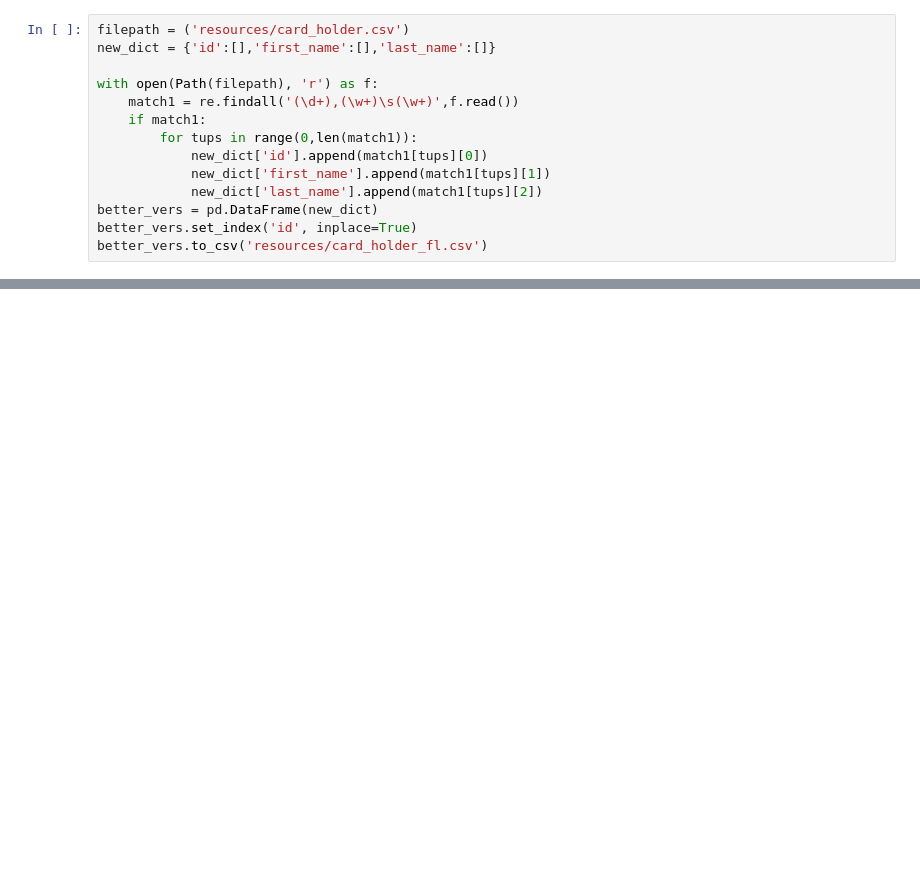
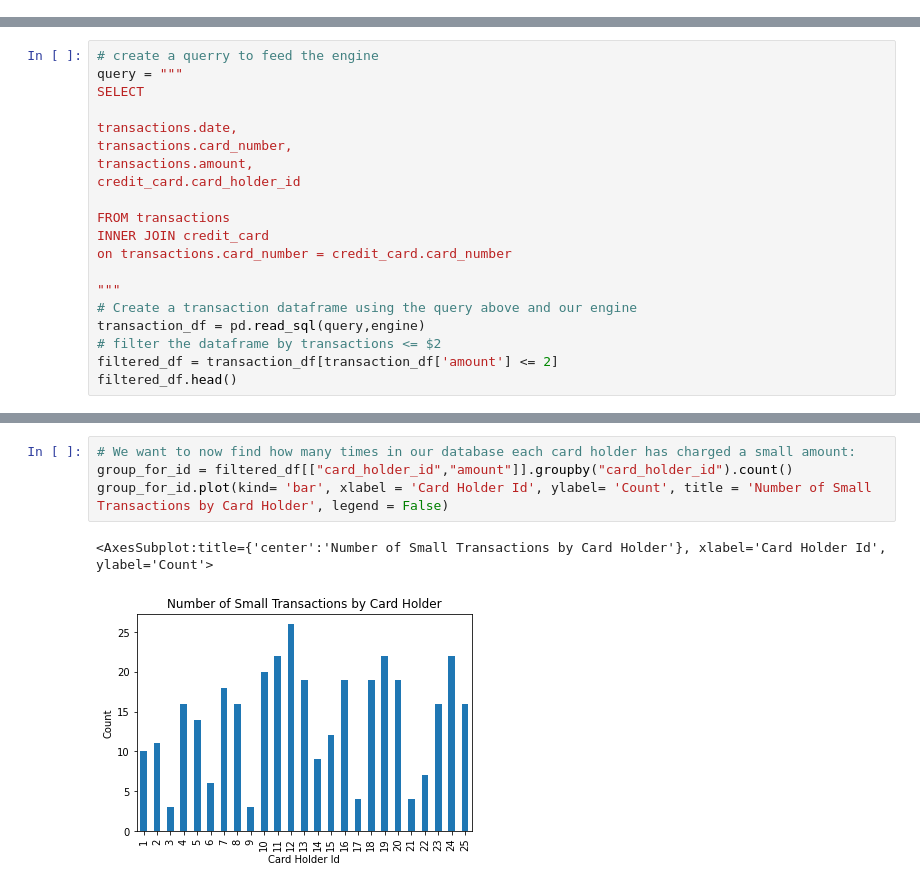
Before and after one commit to laramiedunlap/SQLrepo, a Jupyter notebook: main.ipynb, the cells around one changed output, grey strips where cells are left out. Cells and saved outputs as stored; diff of their text form; blank space fills up the shorter version.

```diff
--- a/main.ipynb
+++ b/main.ipynb
@@ -6,14 +14,0 @@ import pandas as pd
-# %%
-filepath = ('resources/card_holder.csv')
-new_dict = {'id':[],'first_name':[],'last_name':[]}
-
-with open(Path(filepath), 'r') as f:
-    match1 = re.findall('(\d+),(\w+)\s(\w+)',f.read())
-    if match1:
-        for tups in range(0,len(match1)):
-            new_dict['id'].append(match1[tups][0])
-            new_dict['first_name'].append(match1[tups][1])
-            new_dict['last_name'].append(match1[tups][2])
-better_vers = pd.DataFrame(new_dict)
-better_vers.set_index('id', inplace=True)
-better_vers.to_csv('resources/card_holder_fl.csv')
@@ -43,0 +54,20 @@ merchant_df = pd.read_sql(query,engine)
+# %%
+# create a querry to feed the engine
+query = """
+SELECT
+
+transactions.date,
+transactions.card_number,
+transactions.amount,
+credit_card.card_holder_id
+
+FROM transactions
+INNER JOIN credit_card
+on transactions.card_number = credit_card.card_number
+
+"""
+# Create a transaction dataframe using the query above and our engine
+transaction_df = pd.read_sql(query,engine)
+# filter the dataframe by transactions <= $2
+filtered_df = transaction_df[transaction_df['amount'] <= 2]
+filtered_df.head()
@@ -43,0 +85,7 @@ merchant_df = pd.read_sql(query,engine)
+# %%
+# We want to now find how many times in our database each card holder has charged a small amount:
+group_for_id = filtered_df[["card_holder_id","amount"]].groupby("card_holder_id").count()
+group_for_id.plot(kind= 'bar', xlabel = 'Card Holder Id', ylabel= 'Count', title = 'Number of Small Transactions by Card Holder', legend = False)
+# %% [output]
+<AxesSubplot:title={'center':'Number of Small Transactions by Card Holder'}, xlabel='Card Holder Id', ylabel='Count'>
+[figure, added]
```
Also changed, not shown: parts of 14 cells of this notebook.
